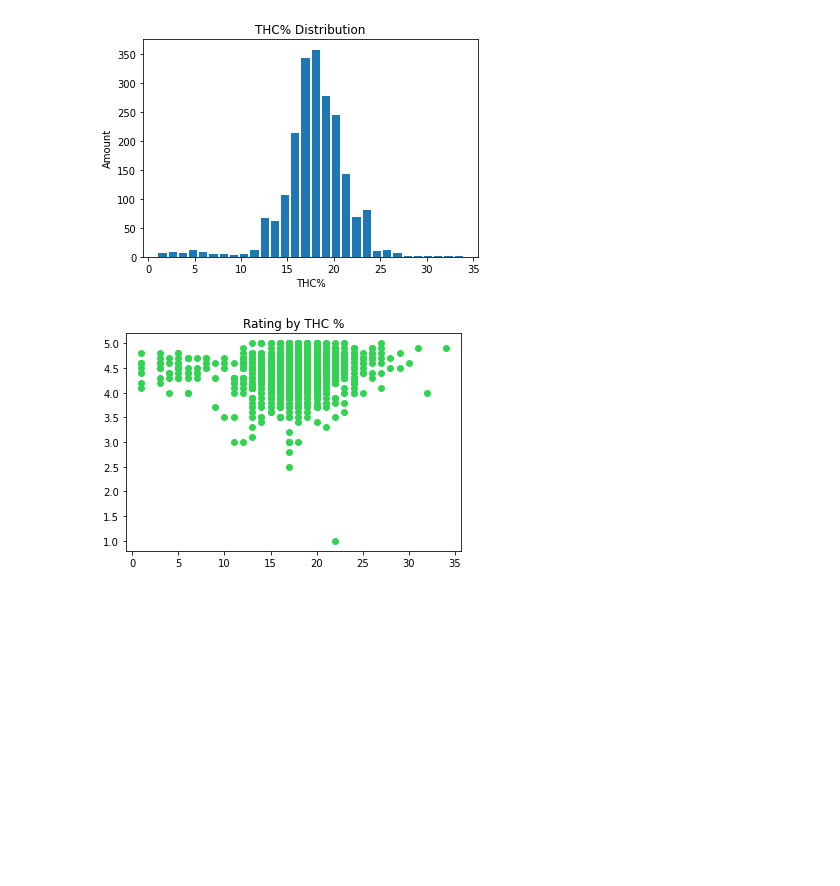
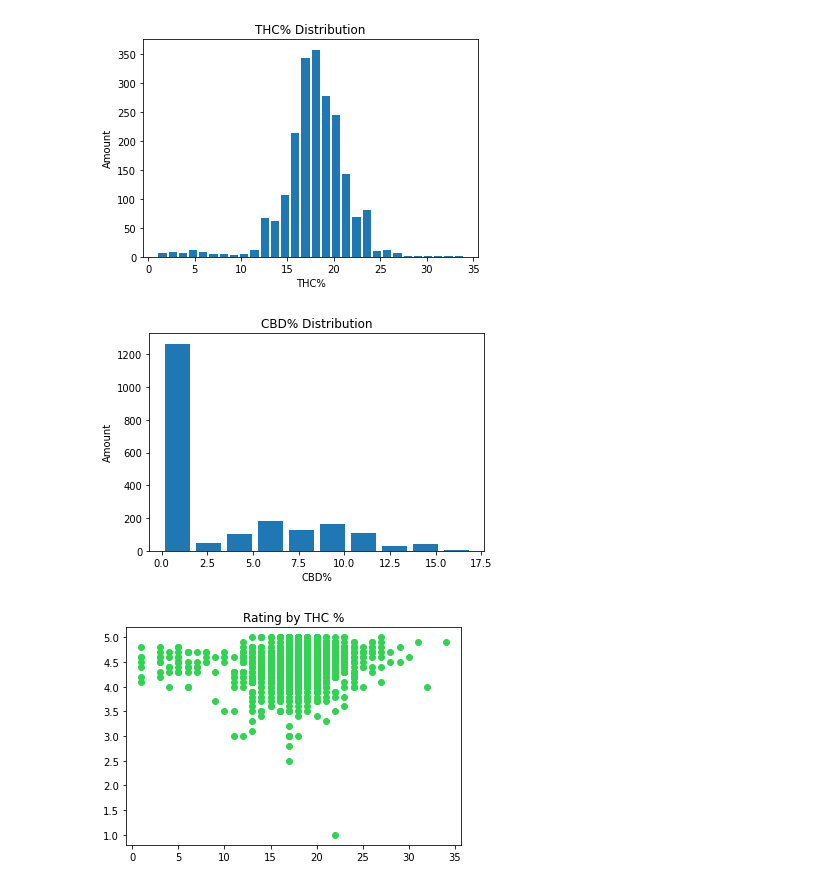
Before and after one commit to DanielOfir/Cannabis-Analysis, a Jupyter notebook: EDA.ipynb, the cells around one changed output. Saved outputs shown, nothing was run; the diff lists cells and outputs as text; code cells hidden in the pictures; blank space fills up the shorter version.

```diff
--- a/EDA.ipynb
+++ b/EDA.ipynb
@@ -13,7 +13,7 @@ import matplotlib.pyplot as plt
 
 %matplotlib inline
 # %%
-df = pd.read_csv('clean_df.csv')
+df = pd.read_csv('CSVs/clean_df.csv')
 # %%
 ## THC % Distribution ##
 
@@ -25,6 +25,17 @@ plt.title('THC% Distribution')
 plt.show()
 # %% [output]
 [figure]
+# %%
+## THC % Distribution ##
+
+df['CBD'].hist(bins=10,rwidth=0.8,grid=False)
+plt.xlabel('CBD%')
+plt.ylabel('Amount')
+plt.title('CBD% Distribution')
+
+plt.show()
+# %% [output]
+[figure, added]
 # %%
 ## Strain rating by THC % ##
 
```
Also changed, not shown: parts of 4 cells of this notebook, 7 other files.
